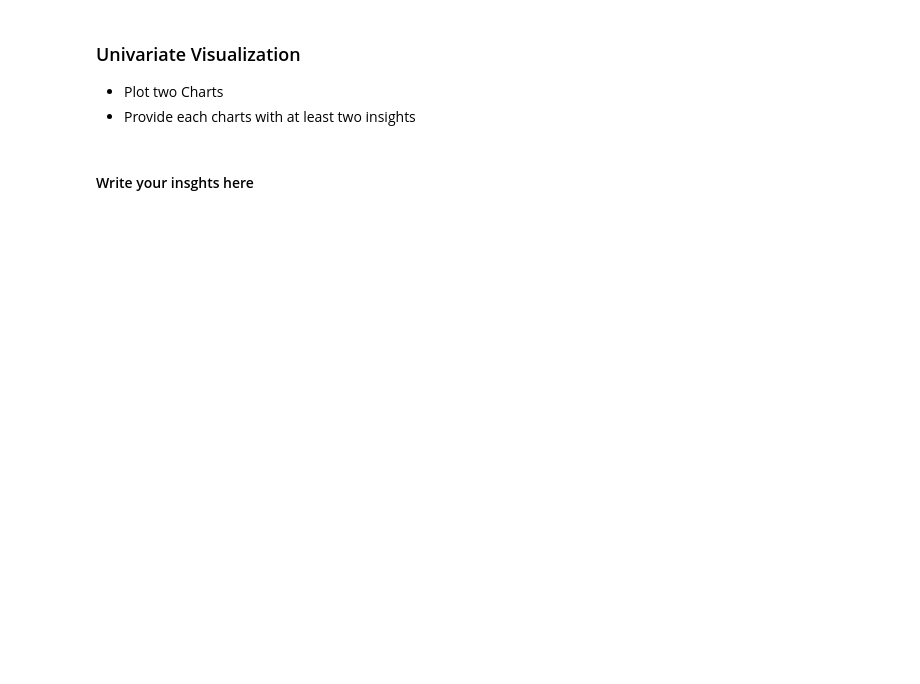
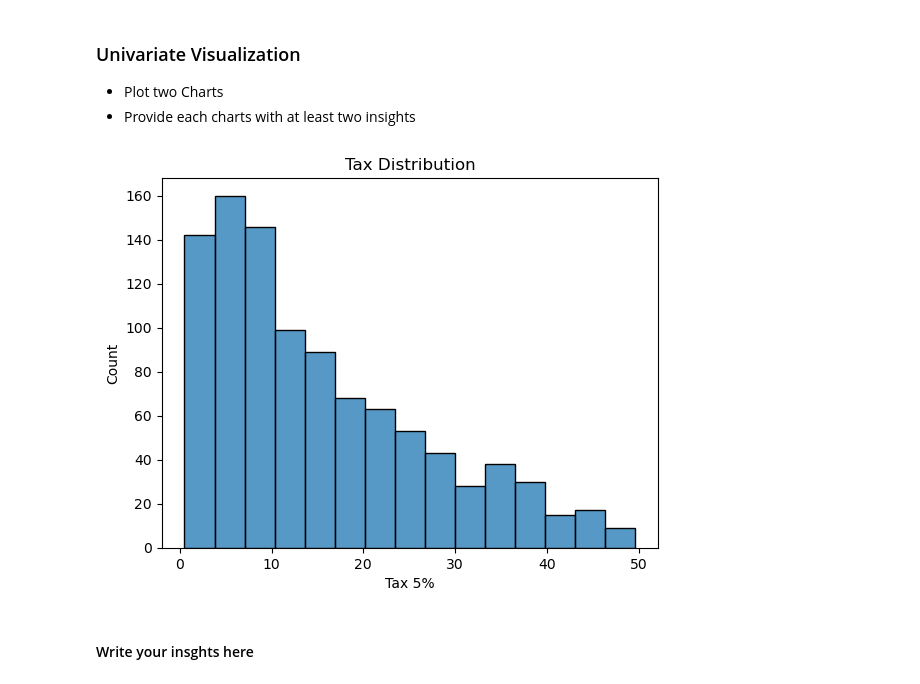
Before and after one commit to Tuwaiq-Data-Science-Bootcamp-V2/EDA-Lab1, a Jupyter notebook: EDA_Assignment .ipynb, the cells around one changed output. Drawn from its saved outputs; the diff is of its cells as text; code cells hidden in the pictures; blank space fills up the shorter version.

```diff
--- a/EDA_Assignment .ipynb
+++ b/EDA_Assignment .ipynb
@@ -4,0 +11,3 @@
+# %%
+supermarket_data = pd.read_csv('supermarket_sales - Sheet1.csv')
+supermarket_data
@@ -6,5 +48,10 @@
 ### Univariate Visualization
 * Plot two Charts
 * Provide each charts with at least two insights
+# %%
+sns.histplot(supermarket_data['Tax 5%'])
+plt.title('Tax Distribution');
+# %% [output]
+[figure, added]
 # %% [markdown]
 #### Write your insghts here
```
Also changed, not shown: parts of 13 cells of this notebook, 1 other file.
